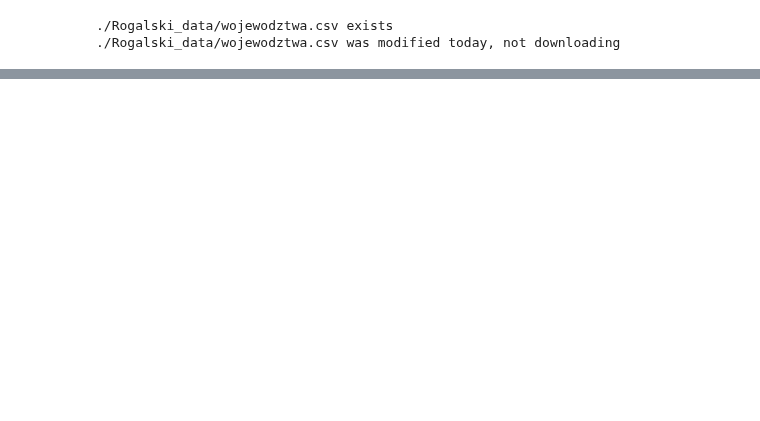
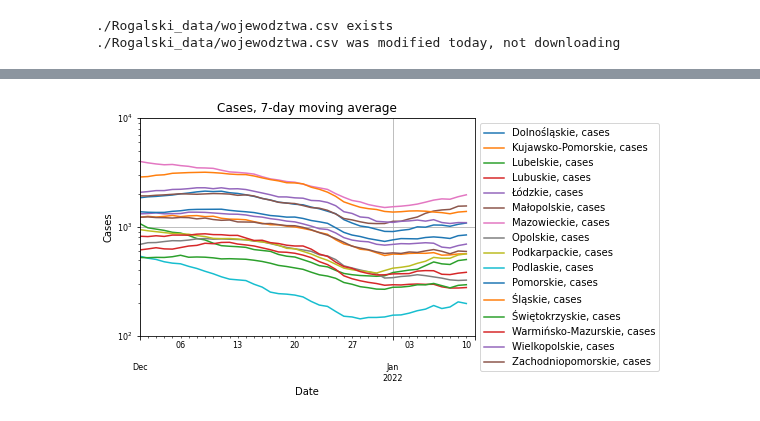
Before and after one commit to anuszka/govpl, a Jupyter notebook: Rogalski/Rogalski01.ipynb, the cells around one changed output, grey strips where cells are left out. Saved outputs shown, nothing was run; the diff lists cells and outputs as text; code cells hidden in the pictures; blank space fills up the shorter version.

```diff
--- a/Rogalski/Rogalski01.ipynb
+++ b/Rogalski/Rogalski01.ipynb
@@ -102,0 +104,33 @@ plot(**plotopts);
+# %%
+voivodships = ['Dolnośląskie',	'Kujawsko-Pomorskie',	'Lubelskie',	'Lubuskie',	'Łódzkie',\
+    	'Małopolskie',	'Mazowieckie',	'Opolskie',	'Podkarpackie',	'Podlaskie',	'Pomorskie',\
+            	'Śląskie',	'Świętokrzyskie',	'Warmińsko-Mazurskie',	'Wielkopolskie',	'Zachodniopomorskie']
+
+legendlabels_cases = [voi + ', cases' for voi in voivodships]
+legendlabels_deaths = [voi + ', deaths' for voi in voivodships]
+legendlabels = legendlabels_cases + legendlabels_deaths
+
+
+dfq=dfc[voivodships].rolling(7).mean()
+dfp=dfd[voivodships].rolling(7).mean()
+
+# display(dfq)
+
+plotopts = dict_of(
+    plotdfs=[
+        dfq,
+        # dfp
+     ],
+    xlabel = 'Date',
+    ylabel = 'Cases',
+    title = f'Cases, 7-day moving average',
+    fontsize = 8,
+    xlim = (datetime.date(2021,12,1), datetime.date.today()),
+    ylim = (100,10000),
+    legendlabels = legendlabels_cases, #legendlabels,
+    logy = True
+    )
+
+plot(**plotopts);
+# %% [output]
+[figure, added]
```
Also changed, not shown: parts of 7 cells of this notebook, 1 other file.
